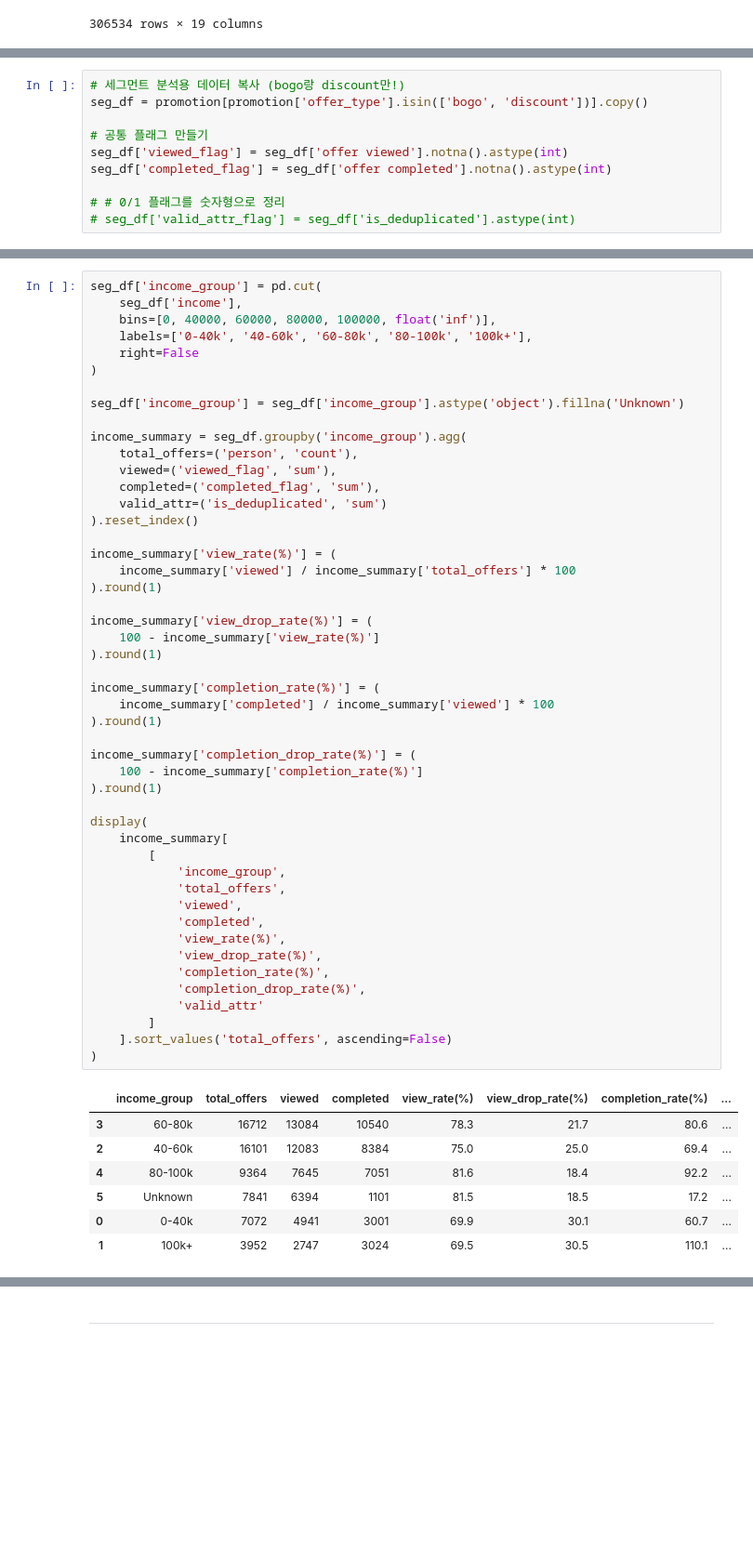
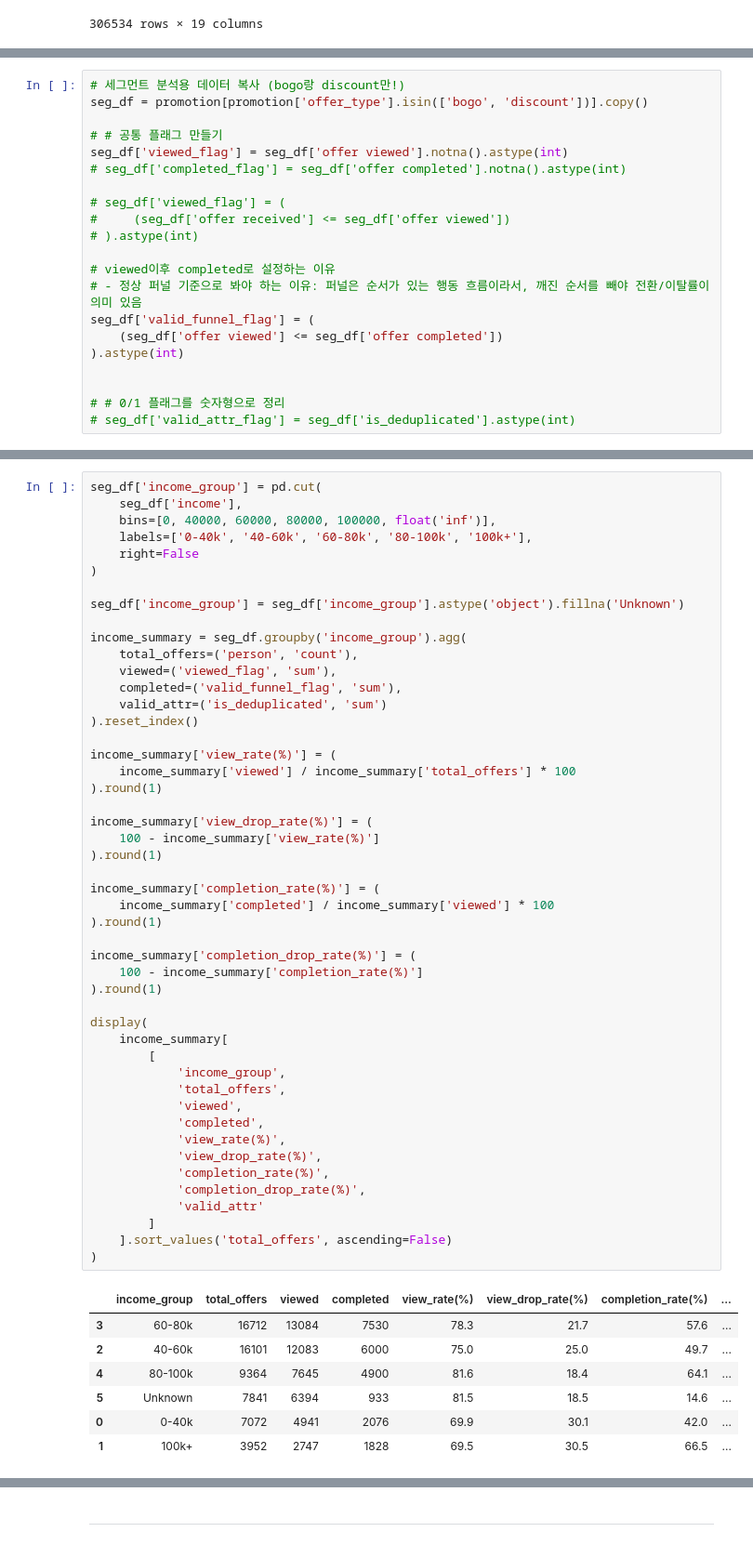
Before and after one commit to yoohengu/marketing_starbucks, a Jupyter notebook: khw/04_UK_bogo_dis_seg_cus.ipynb, the cells around one changed output, grey strips where cells are left out. Shown at 93% size. Cells and saved outputs as stored; diff of their text form; blank space fills up the shorter version.

```diff
--- a/khw/04_UK_bogo_dis_seg_cus.ipynb
+++ b/khw/04_UK_bogo_dis_seg_cus.ipynb
@@ -726,9 +730,20 @@ display(offer_funnel_df.sort_values('total_cvr(%)', ascending=False))
 # 세그먼트 분석용 데이터 복사 (bogo랑 discount만!)
 seg_df = promotion[promotion['offer_type'].isin(['bogo', 'discount'])].copy()
 
-# 공통 플래그 만들기
+# # 공통 플래그 만들기
 seg_df['viewed_flag'] = seg_df['offer viewed'].notna().astype(int)
-seg_df['completed_flag'] = seg_df['offer completed'].notna().astype(int)
+# seg_df['completed_flag'] = seg_df['offer completed'].notna().astype(int)
+
+# seg_df['viewed_flag'] = (
+#     (seg_df['offer received'] <= seg_df['offer viewed'])
+# ).astype(int)
+
+# viewed이후 completed로 설정하는 이유
+# - 정상 퍼널 기준으로 봐야 하는 이유: 퍼널은 순서가 있는 행동 흐름이라서, 깨진 순서를 빼야 전환/이탈률이 의미 있음
+seg_df['valid_funnel_flag'] = (
+    (seg_df['offer viewed'] <= seg_df['offer completed'])
+).astype(int)
+
 
 # # 0/1 플래그를 숫자형으로 정리
 # seg_df['valid_attr_flag'] = seg_df['is_deduplicated'].astype(int)
@@ -847,7 +864,7 @@ seg_df['income_group'] = seg_df['income_group'].astype('object').fillna('Unknown
 income_summary = seg_df.groupby('income_group').agg(
     total_offers=('person', 'count'),
     viewed=('viewed_flag', 'sum'),
-    completed=('completed_flag', 'sum'),
+    completed=('valid_funnel_flag', 'sum'),
     valid_attr=('is_deduplicated', 'sum')
 ).reset_index()
 
@@ -857,36 +874,36 @@ income_summary['view_rate(%)'] = (
 
 income_summary['view_drop_rate(%)'] = (
     100 - income_summary['view_rate(%)']
 ).round(1)
 
 income_summary['completion_rate(%)'] = (
     income_summary['completed'] / income_summary['viewed'] * 100
 ).round(1)
 
 income_summary['completion_drop_rate(%)'] = (
     100 - income_summary['completion_rate(%)']
 ).round(1)
 
 display(
     income_summary[
         [
             'income_group',
             'total_offers',
             'viewed',
             'completed',
             'view_rate(%)',
             'view_drop_rate(%)',
             'completion_rate(%)',
             'completion_drop_rate(%)',
             'valid_attr'
         ]
     ].sort_values('total_offers', ascending=False)
 )
 # %% [output]
 |  | income_group | total_offers | viewed | completed | view_rate(%) | view_drop_rate(%) | completion_rate(%) | ... |
-| 3 | 60-80k | 16712 | 13084 | 10540 | 78.3 | 21.7 | 80.6 | ... |
-| 2 | 40-60k | 16101 | 12083 | 8384 | 75.0 | 25.0 | 69.4 | ... |
-| 4 | 80-100k | 9364 | 7645 | 7051 | 81.6 | 18.4 | 92.2 | ... |
-| 5 | Unknown | 7841 | 6394 | 1101 | 81.5 | 18.5 | 17.2 | ... |
-| 0 | 0-40k | 7072 | 4941 | 3001 | 69.9 | 30.1 | 60.7 | ... |
-| 1 | 100k+ | 3952 | 2747 | 3024 | 69.5 | 30.5 | 110.1 | ... |
+| 3 | 60-80k | 16712 | 13084 | 7530 | 78.3 | 21.7 | 57.6 | ... |
+| 2 | 40-60k | 16101 | 12083 | 6000 | 75.0 | 25.0 | 49.7 | ... |
+| 4 | 80-100k | 9364 | 7645 | 4900 | 81.6 | 18.4 | 64.1 | ... |
+| 5 | Unknown | 7841 | 6394 | 933 | 81.5 | 18.5 | 14.6 | ... |
+| 0 | 0-40k | 7072 | 4941 | 2076 | 69.9 | 30.1 | 42.0 | ... |
+| 1 | 100k+ | 3952 | 2747 | 1828 | 69.5 | 30.5 | 66.5 | ... |
```
Also changed, not shown: parts of 18 cells of this notebook.
